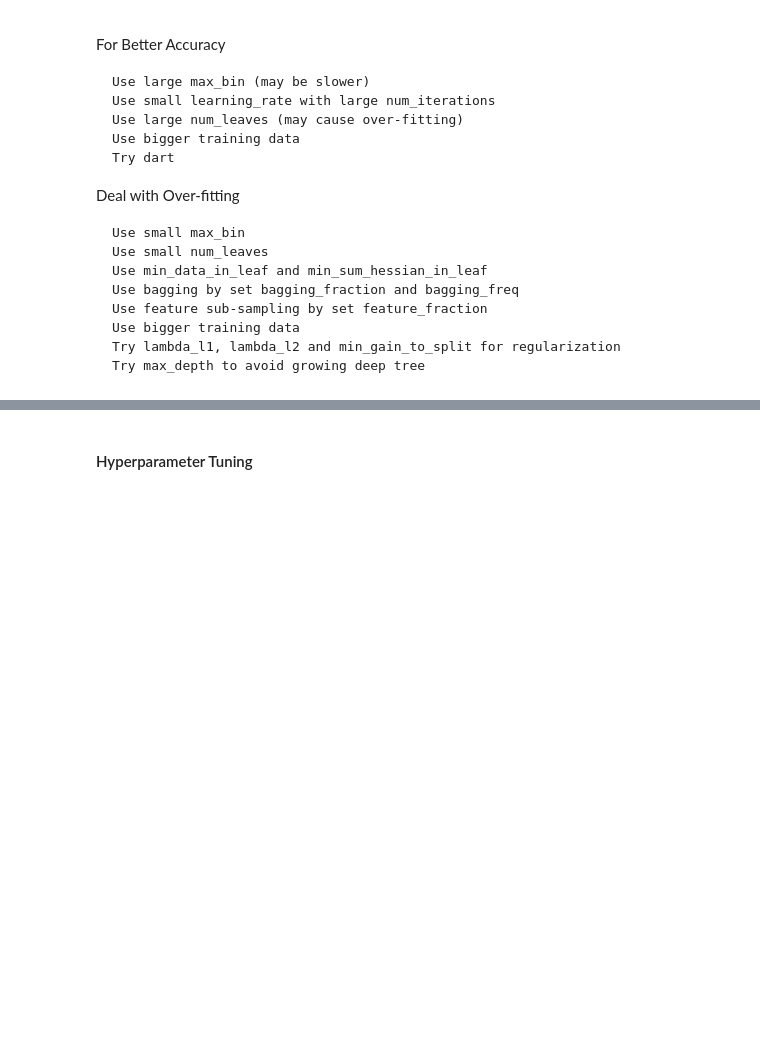
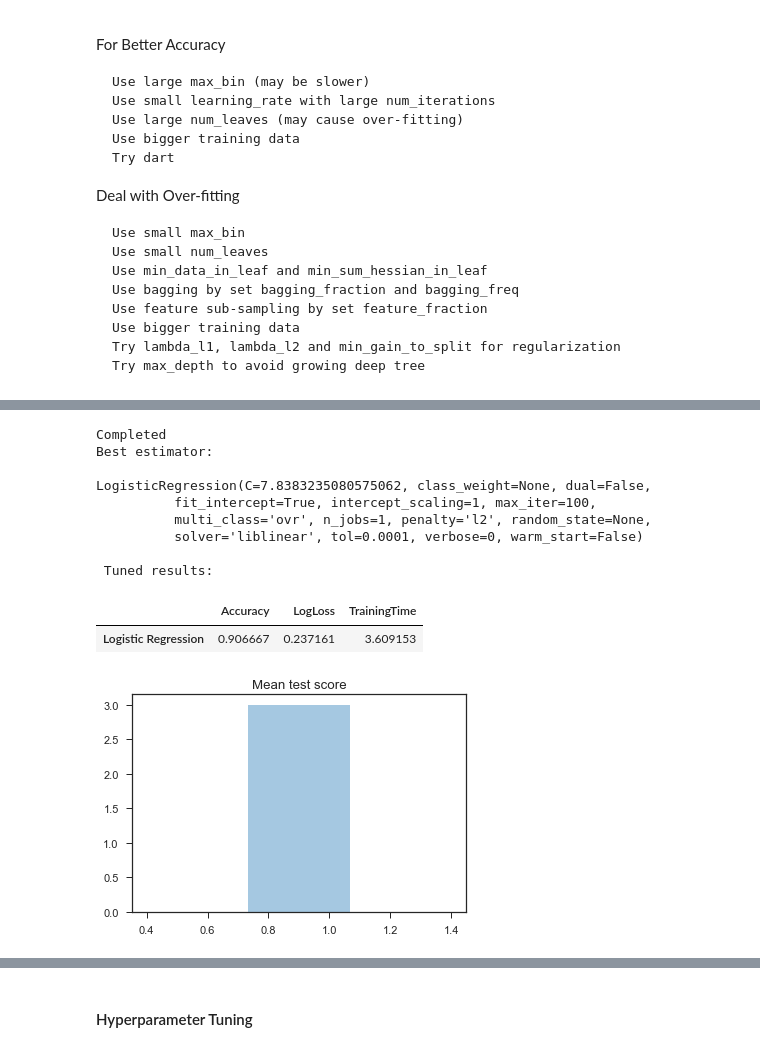
Before and after one commit to JeffMacaluso/Talks, a Jupyter notebook: EnsembleMethods/EnsembleMethods.ipynb, the cells around one changed output, grey strips where cells are left out. Saved outputs shown, nothing was run; the diff lists cells and outputs as text; code cells hidden in the pictures; blank space fills up the shorter version.

```diff
--- a/EnsembleMethods/EnsembleMethods.ipynb
+++ b/EnsembleMethods/EnsembleMethods.ipynb
@@ -209,18 +318,0 @@ Deal with Over-fitting
-# %%
-# TODO: Change this into a function
-
-parameters = {'C': scipy.stats.uniform()}  # Between 0 and 1
-
-random_search = RandomizedSearchCV(logistic_regression,
-                                   param_distributions=parameters,
-                                   n_iter=50, n_jobs=-1,
-                                   return_train_score=True)
-random_search.fit(X, y)
-
-# summarize the results of the random parameter search
-print(random_search.best_score_)
-print(random_search.best_estimator_.C)
-
-print(random_search.best_estimator_)
-
-model_results = []
@@ -246,0 +323,48 @@ scipy.stats.uniform?
+# %%
+def random_search_get_results(model, parameters, model_name, num_rounds=10):
+    '''
+    TODO: Fill docstring
+    '''
+
+    print('Default Parameters:', '\n')
+    print(model, '\n')
+
+    random_search = RandomizedSearchCV(model,
+                                       param_distributions=parameters,
+                                       n_iter=num_rounds, n_jobs=-1,
+                                       return_train_score=True, random_state=46,
+                                       verbose=20)  # Prints status of each completed fit
+
+    print('Beginning hyperparameter tuning')
+    start_time = time.time()
+    random_search.fit(X_train, y_train)
+    end_time = time.time()
+    total_training_time = end_time - start_time
+    print('Completed')
+
+    # Calculating the testing set accuracy on the best estimator with the score method
+    accuracy = random_search.best_estimator_.score(X_test, y_test)
+
+    # Calcuating the log loss with predicted probabilities
+    class_probabilities = random_search.best_estimator_.predict_proba(X_test)
+    log_loss = metrics.log_loss(y_test, class_probabilities)
+
+    # Adding the model results to the results dataframe
+    model_results = [accuracy, log_loss, total_training_time]
+    tuned_results.loc[model_name] = model_results
+
+    # Plotting the mean training accuracy from the different iterations
+    sns.distplot(random_search.cv_results_['mean_test_score'])
+    plt.title('Mean test score')
+
+    print('Best estimator:', '\n')
+    print(random_search.best_estimator_)
+
+    print('\n', 'Tuned results:')
+    return tuned_results
+
+
+parameters = {'C': scipy.stats.uniform(0, 10)}  # Uniform distribution between 0 and 10
+
+random_search_get_results(logistic_regression, parameters, 'Logistic Regression')
+# %% [output]
@@ -246,0 +397,12 @@ scipy.stats.uniform?
+Completed
+Best estimator:
+
+LogisticRegression(C=7.8383235080575062, class_weight=None, dual=False,
+          fit_intercept=True, intercept_scaling=1, max_iter=100,
+          multi_class='ovr', n_jobs=1, penalty='l2', random_state=None,
+          solver='liblinear', tol=0.0001, verbose=0, warm_start=False)
+
+ Tuned results:
+|  | Accuracy | LogLoss | TrainingTime |
+| Logistic Regression | 0.906667 | 0.237161 | 3.609153 |
+[figure, added]
```
Also changed, not shown: parts of 47 cells of this notebook.
